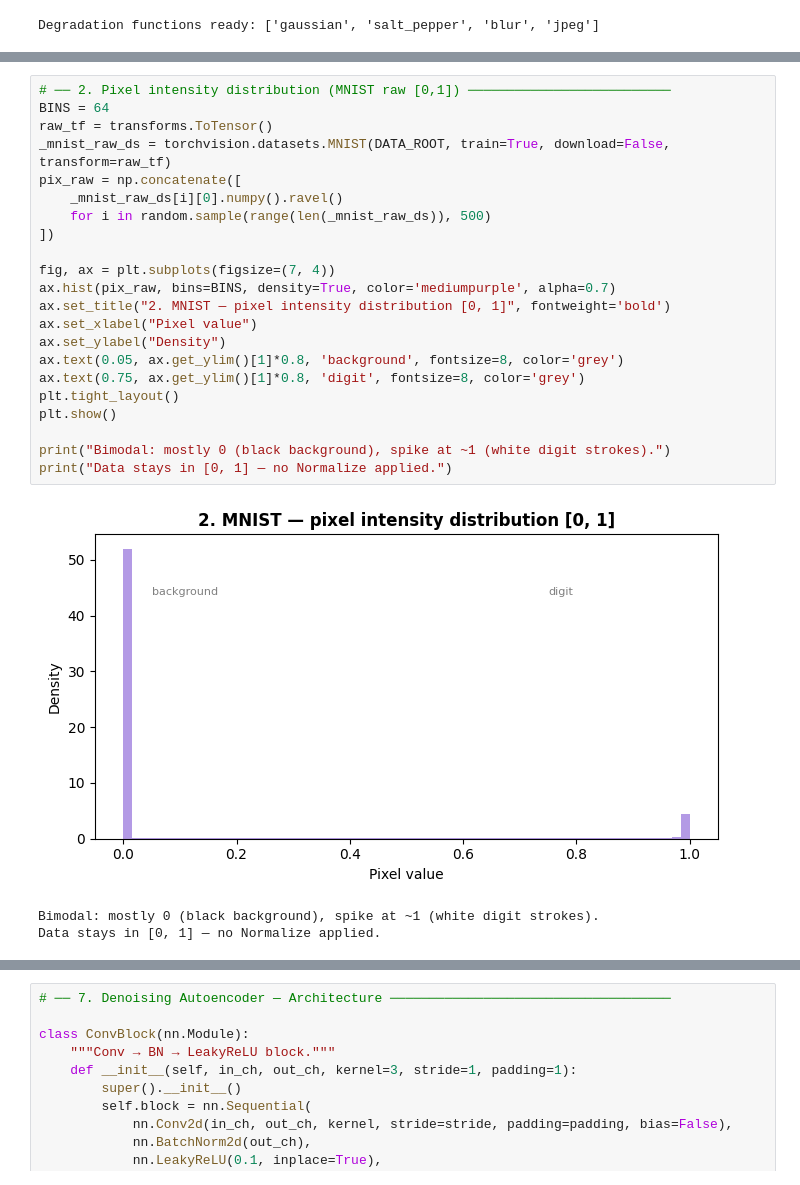
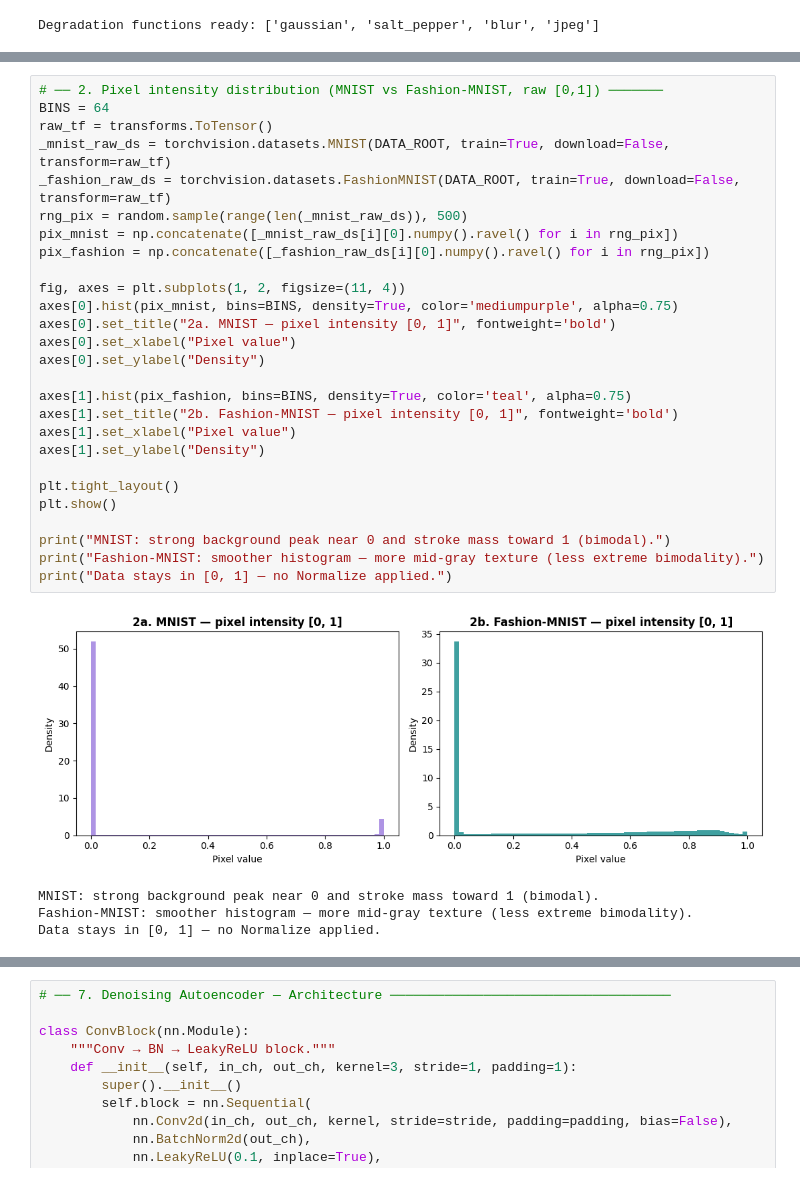
Before and after one commit to ProjectsOfOurSuperTeam/creative-denoising-autoencoder, a Jupyter notebook: main.ipynb, the cells around one changed output, grey strips where cells are left out. Drawn from its saved outputs; the diff is of its cells as text.

Commit message:
add fashion-mnist dataset

```diff
--- a/main.ipynb
+++ b/main.ipynb
@@ -270,29 +353,35 @@ Dataset Split  N samples Spatial size  Channels             Noise type
   Degradation modes: ['gaussian', 'salt_pepper', 'blur', 'jpeg']
   DEGRADE_CFG: {'gaussian_std': (0.08, 0.15), 'sp_amount': (0.03, 0.08), 'blur_kernel': (3, 4), 'jpeg_quality': (20, 50)}
 # %%
-# ── 2. Pixel intensity distribution (MNIST raw [0,1]) ──────────────────────────
+# ── 2. Pixel intensity distribution (MNIST vs Fashion-MNIST, raw [0,1]) ───────
 BINS = 64
 raw_tf = transforms.ToTensor()
 _mnist_raw_ds = torchvision.datasets.MNIST(DATA_ROOT, train=True, download=False, transform=raw_tf)
-pix_raw = np.concatenate([
-    _mnist_raw_ds[i][0].numpy().ravel()
-    for i in random.sample(range(len(_mnist_raw_ds)), 500)
-])
+_fashion_raw_ds = torchvision.datasets.FashionMNIST(DATA_ROOT, train=True, download=False, transform=raw_tf)
+rng_pix = random.sample(range(len(_mnist_raw_ds)), 500)
+pix_mnist = np.concatenate([_mnist_raw_ds[i][0].numpy().ravel() for i in rng_pix])
+pix_fashion = np.concatenate([_fashion_raw_ds[i][0].numpy().ravel() for i in rng_pix])
 
-fig, ax = plt.subplots(figsize=(7, 4))
-ax.hist(pix_raw, bins=BINS, density=True, color='mediumpurple', alpha=0.7)
-ax.set_title("2. MNIST — pixel intensity distribution [0, 1]", fontweight='bold')
-ax.set_xlabel("Pixel value")
-ax.set_ylabel("Density")
-ax.text(0.05, ax.get_ylim()[1]*0.8, 'background', fontsize=8, color='grey')
-ax.text(0.75, ax.get_ylim()[1]*0.8, 'digit', fontsize=8, color='grey')
+fig, axes = plt.subplots(1, 2, figsize=(11, 4))
+axes[0].hist(pix_mnist, bins=BINS, density=True, color='mediumpurple', alpha=0.75)
+axes[0].set_title("2a. MNIST — pixel intensity [0, 1]", fontweight='bold')
+axes[0].set_xlabel("Pixel value")
+axes[0].set_ylabel("Density")
+
+axes[1].hist(pix_fashion, bins=BINS, density=True, color='teal', alpha=0.75)
+axes[1].set_title("2b. Fashion-MNIST — pixel intensity [0, 1]", fontweight='bold')
+axes[1].set_xlabel("Pixel value")
+axes[1].set_ylabel("Density")
+
 plt.tight_layout()
 plt.show()
 
-print("Bimodal: mostly 0 (black background), spike at ~1 (white digit strokes).")
+print("MNIST: strong background peak near 0 and stroke mass toward 1 (bimodal).")
+print("Fashion-MNIST: smoother histogram — more mid-gray texture (less extreme bimodality).")
 print("Data stays in [0, 1] — no Normalize applied.")
 # %% [output]
-[figure, old version]
+[figure, new version]
-Bimodal: mostly 0 (black background), spike at ~1 (white digit strokes).
+MNIST: strong background peak near 0 and stroke mass toward 1 (bimodal).
+Fashion-MNIST: smoother histogram — more mid-gray texture (less extreme bimodality).
 Data stays in [0, 1] — no Normalize applied.
 # %%
```
Also changed, not shown: parts of 11 cells of this notebook.
